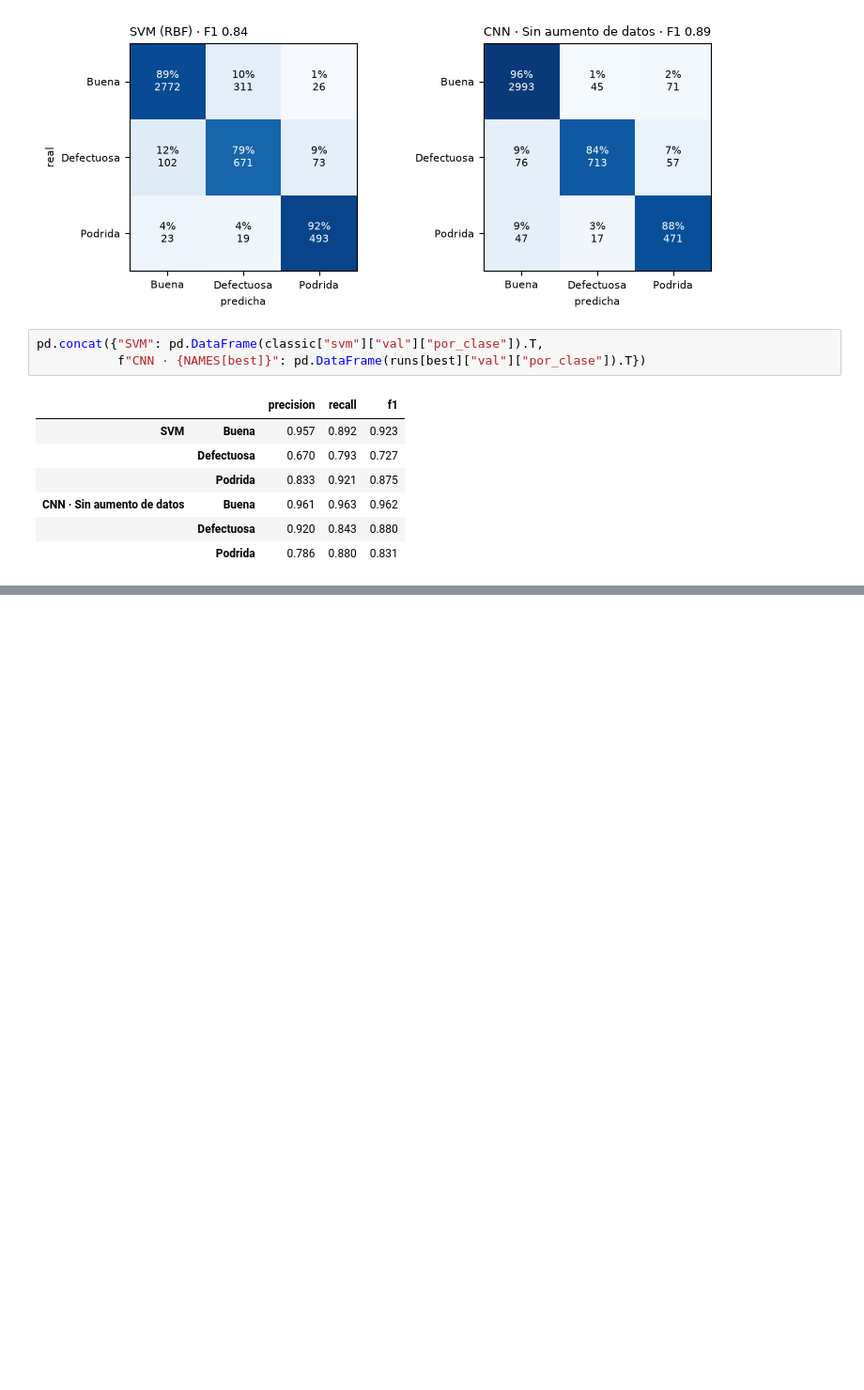
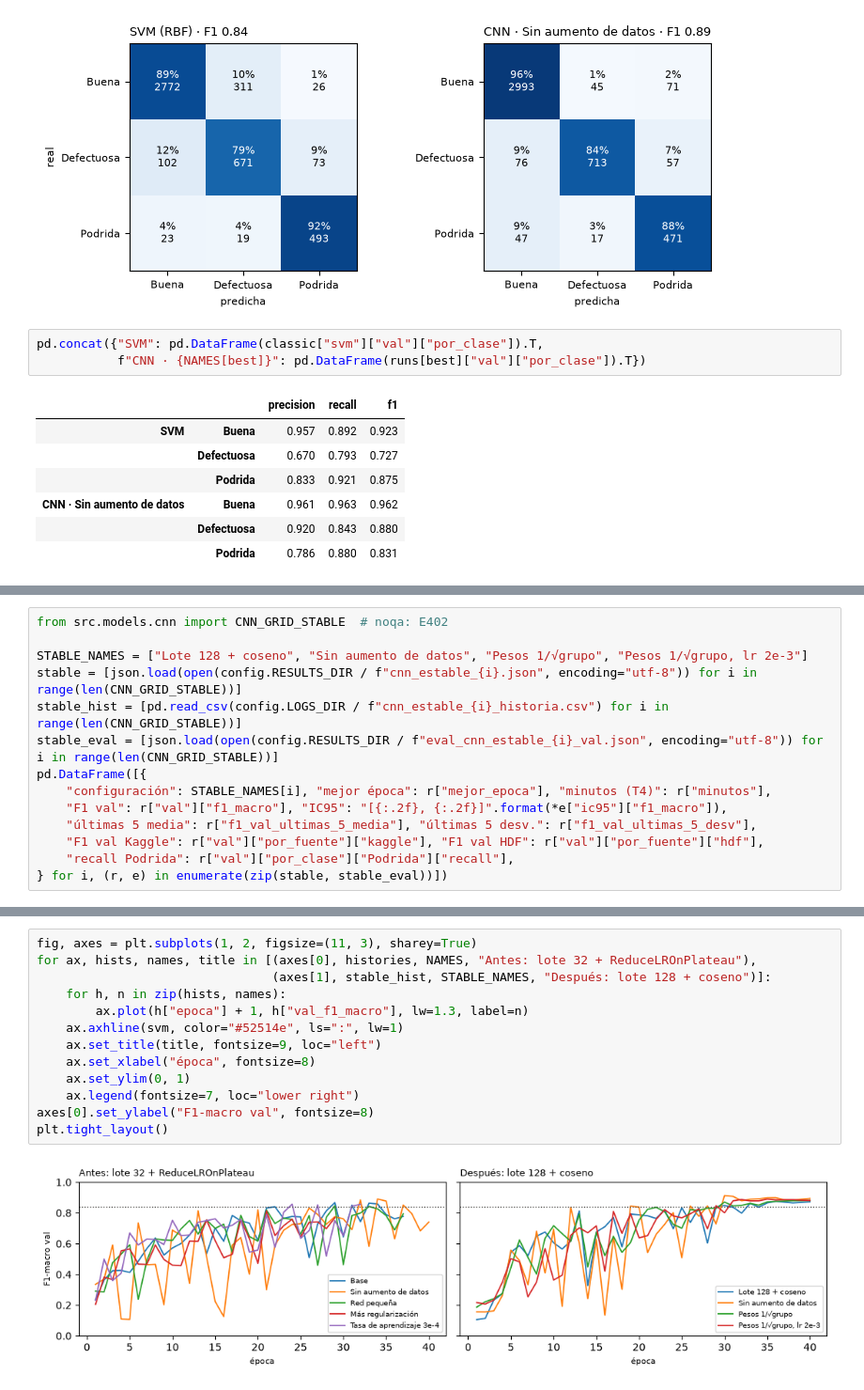
Before and after one commit to sjrengifo/fruit-quality-classification, a Jupyter notebook: notebooks/04_modeling_cnn.ipynb, the cells around one changed output, grey strips where cells are left out. Shown at 94% size. Saved outputs shown, nothing was run; the diff lists cells and outputs as text; blank space fills up the shorter version.

```diff
--- a/notebooks/04_modeling_cnn.ipynb
+++ b/notebooks/04_modeling_cnn.ipynb
@@ -190,0 +199,14 @@ pd.concat({"SVM": pd.DataFrame(classic["svm"]["val"]["por_clase"]).T,
+# %%
+from src.models.cnn import CNN_GRID_STABLE  # noqa: E402
+
+STABLE_NAMES = ["Lote 128 + coseno", "Sin aumento de datos", "Pesos 1/√grupo", "Pesos 1/√grupo, lr 2e-3"]
+stable = [json.load(open(config.RESULTS_DIR / f"cnn_estable_{i}.json", encoding="utf-8")) for i in range(len(CNN_GRID_STABLE))]
+stable_hist = [pd.read_csv(config.LOGS_DIR / f"cnn_estable_{i}_historia.csv") for i in range(len(CNN_GRID_STABLE))]
+stable_eval = [json.load(open(config.RESULTS_DIR / f"eval_cnn_estable_{i}_val.json", encoding="utf-8")) for i in range(len(CNN_GRID_STABLE))]
+pd.DataFrame([{
+    "configuración": STABLE_NAMES[i], "mejor época": r["mejor_epoca"], "minutos (T4)": r["minutos"],
+    "F1 val": r["val"]["f1_macro"], "IC95": "[{:.2f}, {:.2f}]".format(*e["ic95"]["f1_macro"]),
+    "últimas 5 media": r["f1_val_ultimas_5_media"], "últimas 5 desv.": r["f1_val_ultimas_5_desv"],
+    "F1 val Kaggle": r["val"]["por_fuente"]["kaggle"], "F1 val HDF": r["val"]["por_fuente"]["hdf"],
+    "recall Podrida": r["val"]["por_clase"]["Podrida"]["recall"],
+} for i, (r, e) in enumerate(zip(stable, stable_eval))])
@@ -190,0 +219,15 @@ pd.concat({"SVM": pd.DataFrame(classic["svm"]["val"]["por_clase"]).T,
+# %%
+fig, axes = plt.subplots(1, 2, figsize=(11, 3), sharey=True)
+for ax, hists, names, title in [(axes[0], histories, NAMES, "Antes: lote 32 + ReduceLROnPlateau"),
+                                (axes[1], stable_hist, STABLE_NAMES, "Después: lote 128 + coseno")]:
+    for h, n in zip(hists, names):
+        ax.plot(h["epoca"] + 1, h["val_f1_macro"], lw=1.3, label=n)
+    ax.axhline(svm, color="#52514e", ls=":", lw=1)
+    ax.set_title(title, fontsize=9, loc="left")
+    ax.set_xlabel("época", fontsize=8)
+    ax.set_ylim(0, 1)
+    ax.legend(fontsize=7, loc="lower right")
+axes[0].set_ylabel("F1-macro val", fontsize=8)
+plt.tight_layout()
+# %% [output]
+[figure, added]
```
Also changed, not shown: parts of 9 cells of this notebook, 15 other files.
